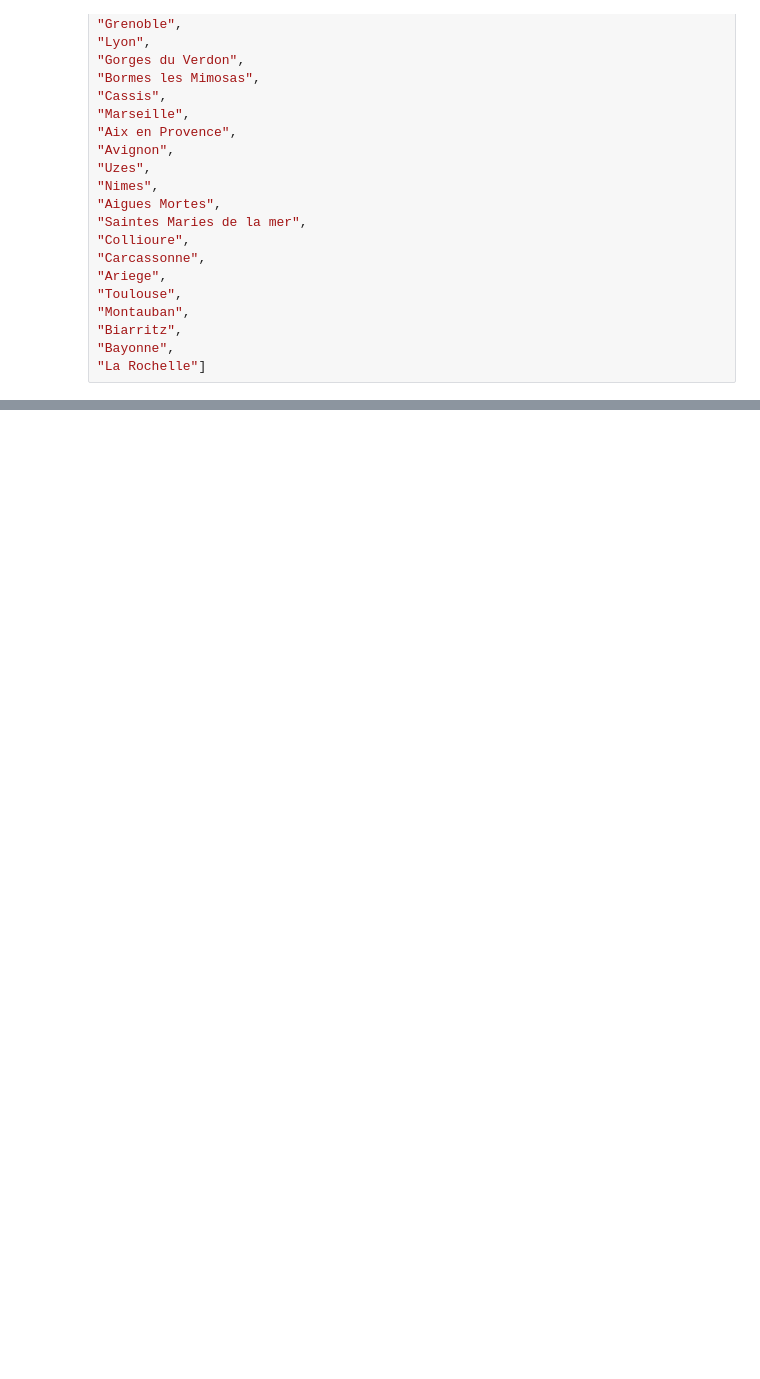
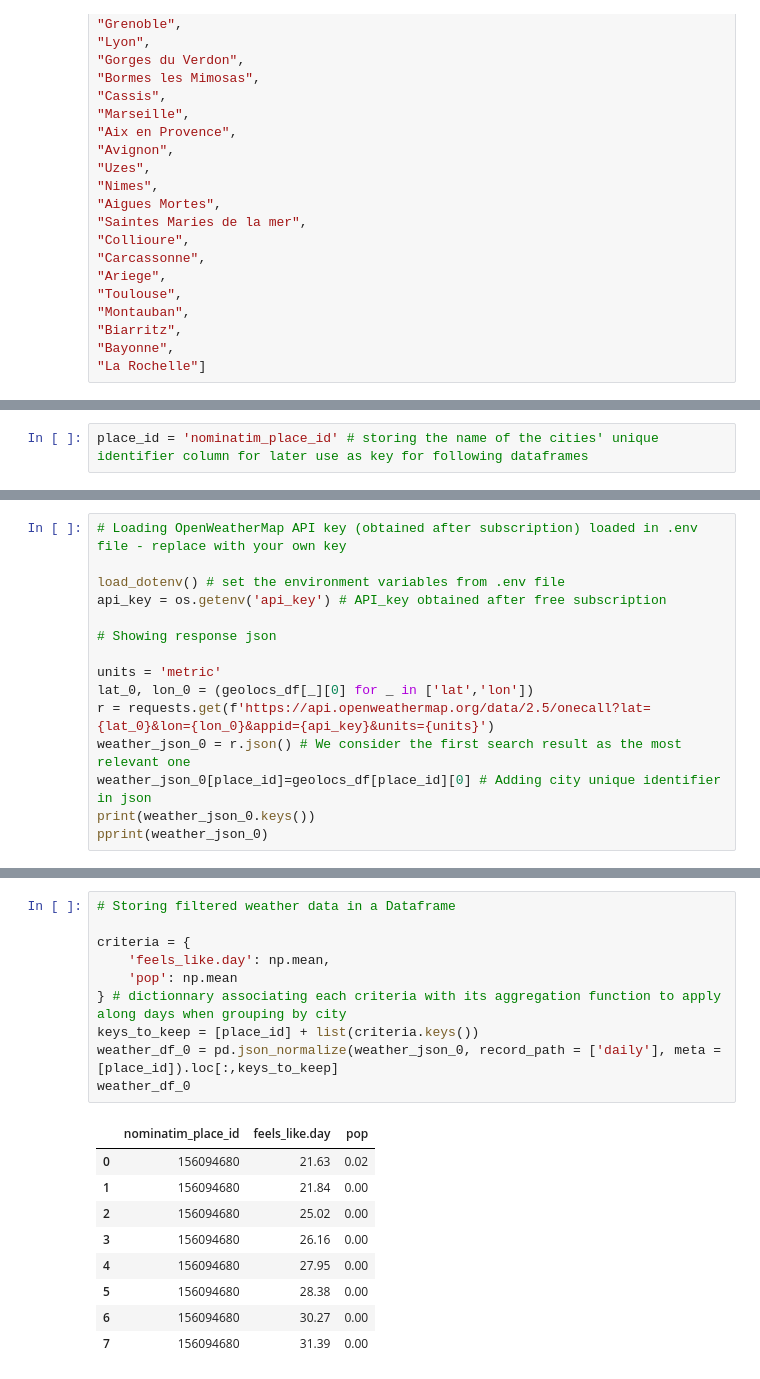
Before and after one commit to Acsts/Data_Collection--Travel_Recommandations, a Jupyter notebook: Weather_data_collector.ipynb, the cells around one changed output, grey strips where cells are left out. Drawn from its saved outputs; the diff is of its cells as text; blank space fills up the shorter version.

```diff
--- a/Weather_data_collector.ipynb
+++ b/Weather_data_collector.ipynb
@@ -476,0 +166,2 @@ fig.show()
+# %%
+place_id = 'nominatim_place_id' # storing the name of the cities' unique identifier column for later use as key for following dataframes
@@ -476,0 +170,15 @@ fig.show()
+# %%
+# Loading OpenWeatherMap API key (obtained after subscription) loaded in .env file - replace with your own key
+
+load_dotenv() # set the environment variables from .env file
+api_key = os.getenv('api_key') # API_key obtained after free subscription
+
+# Showing response json
+
+units = 'metric'
+lat_0, lon_0 = (geolocs_df[_][0] for _ in ['lat','lon'])
+r = requests.get(f'https://api.openweathermap.org/data/2.5/onecall?lat={lat_0}&lon={lon_0}&appid={api_key}&units={units}')
+weather_json_0 = r.json() # We consider the first search result as the most relevant one
+weather_json_0[place_id]=geolocs_df[place_id][0] # Adding city unique identifier in json
+print(weather_json_0.keys())
+pprint(weather_json_0)
@@ -476,0 +236,20 @@ fig.show()
+# %%
+# Storing filtered weather data in a Dataframe
+
+criteria = {
+    'feels_like.day': np.mean,
+    'pop': np.mean
+} # dictionnary associating each criteria with its aggregation function to apply along days when grouping by city
+keys_to_keep = [place_id] + list(criteria.keys())
+weather_df_0 = pd.json_normalize(weather_json_0, record_path = ['daily'], meta = [place_id]).loc[:,keys_to_keep]
+weather_df_0
+# %% [output]
+|  | nominatim_place_id | feels_like.day | pop |
+| 0 | 156094680 | 21.63 | 0.02 |
+| 1 | 156094680 | 21.84 | 0.00 |
+| 2 | 156094680 | 25.02 | 0.00 |
+| 3 | 156094680 | 26.16 | 0.00 |
+| 4 | 156094680 | 27.95 | 0.00 |
+| 5 | 156094680 | 28.38 | 0.00 |
+| 6 | 156094680 | 30.27 | 0.00 |
+| 7 | 156094680 | 31.39 | 0.00 |
```
Also changed, not shown: parts of 70 cells of this notebook, 1 other file.
